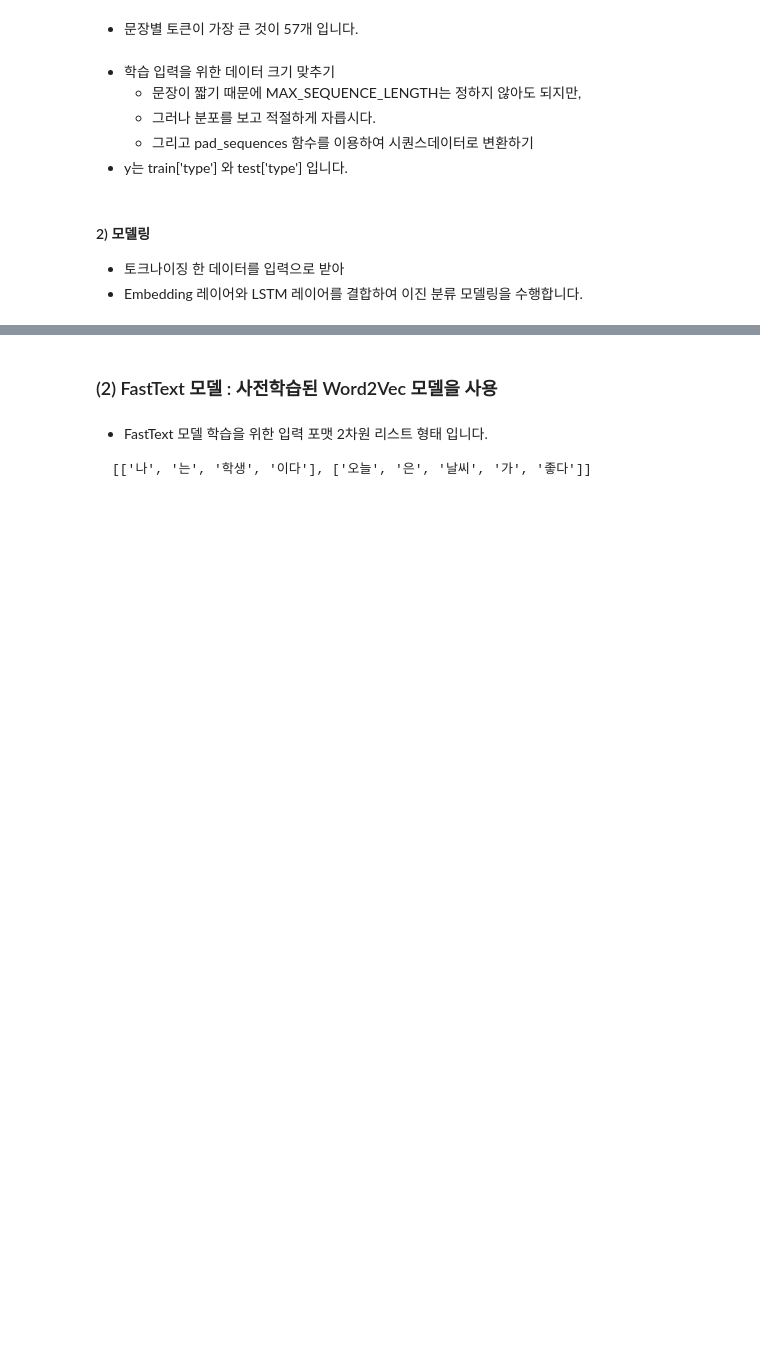
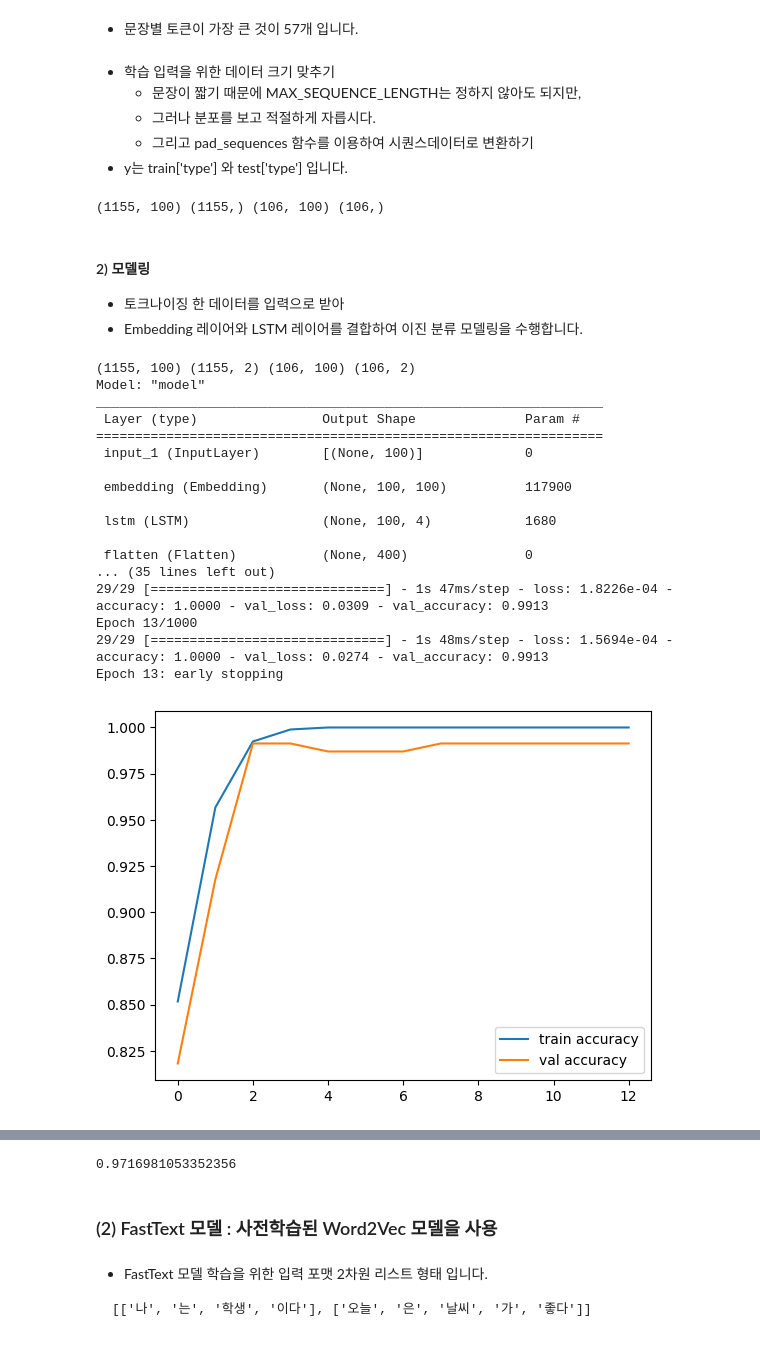
Before and after one commit to NarciSource/AIVLE-School, a Jupyter notebook: notebook/4기_2. Aivle 스쿨 지원 질문, 답변 챗봇 만들기_모델링_aivler.ipynb, the cells around one changed output, grey strips where cells are left out. Drawn from its saved outputs; the diff is of its cells as text; code cells hidden in the pictures; blank space fills up the shorter version.

```diff
--- a/notebook/4기_2. Aivle 스쿨 지원 질문, 답변 챗봇 만들기_모델링_aivler.ipynb
+++ b/notebook/4기_2. Aivle 스쿨 지원 질문, 답변 챗봇 만들기_모델링_aivler.ipynb
@@ -210,6 +234,8 @@ path =
     * max_vocab_size(고려할 최대 어휘 크기),
     * min_count(포함할 단어의 최소 빈도)와 같은 특정 하이퍼파라미터로 훈련됩니다.
     * sg : 사용할 훈련 알고리즘 - 1은 skip-gram, 0은 CBOW )
+# %%
+vector_size=100
 # %%
 from gensim.models import Word2Vec
 
@@ -378,6 +572,19 @@ test 데이터 전체에 대해서 성능을 측정해 봅시다.
     * 그러나 분포를 보고 적절하게 자릅시다.
     * 그리고 pad_sequences 함수를 이용하여 시퀀스데이터로 변환하기
 * y는 train['type'] 와 test['type'] 입니다.
+# %%
+x_train_s = tf.keras.utils.pad_sequences(sequence_train,
+                                         maxlen=vector_size,
+                                         padding='post')
+x_test_s = tf.keras.utils.pad_sequences(sequence_test,
+                                        maxlen=vector_size,
+                                        padding='post')
+y_train_s = train['type']
+y_test_s = test['type']
+
+print(x_train_s.shape, y_train_s.shape, x_test_s.shape, y_test_s.shape)
+# %% [output]
+(1155, 100) (1155,) (106, 100) (106,)
 # %% [markdown]
 #### 2) 모델링
 
@@ -385,0 +636,22 @@ test 데이터 전체에 대해서 성능을 측정해 봅시다.
+# %%
+acc, model_rnn = rnn(x_train_s, y_train_s, x_test_s, y_test_s)
+acc
+# %% [output]
+(1155, 100) (1155, 2) (106, 100) (106, 2)
+Model: "model"
+_________________________________________________________________
+ Layer (type)                Output Shape              Param #
+=================================================================
+ input_1 (InputLayer)        [(None, 100)]             0
+
+ embedding (Embedding)       (None, 100, 100)          117900
+
+ lstm (LSTM)                 (None, 100, 4)            1680
+
+ flatten (Flatten)           (None, 400)               0
+... (35 lines left out)
+29/29 [==============================] - 1s 47ms/step - loss: 1.8226e-04 - accuracy: 1.0000 - val_loss: 0.0309 - val_accuracy: 0.9913
+Epoch 13/1000
+29/29 [==============================] - 1s 48ms/step - loss: 1.5694e-04 - accuracy: 1.0000 - val_loss: 0.0274 - val_accuracy: 0.9913
+Epoch 13: early stopping
+[figure, added]
@@ -386,3 +660,4 @@ test 데이터 전체에 대해서 성능을 측정해 봅시다.
+0.9716981053352356
 # %% [markdown]
 ### (2) FastText 모델 : 사전학습된 Word2Vec 모델을 사용
 # %% [markdown]
```
Also changed, not shown: parts of 52 cells of this notebook, 4 other files.
